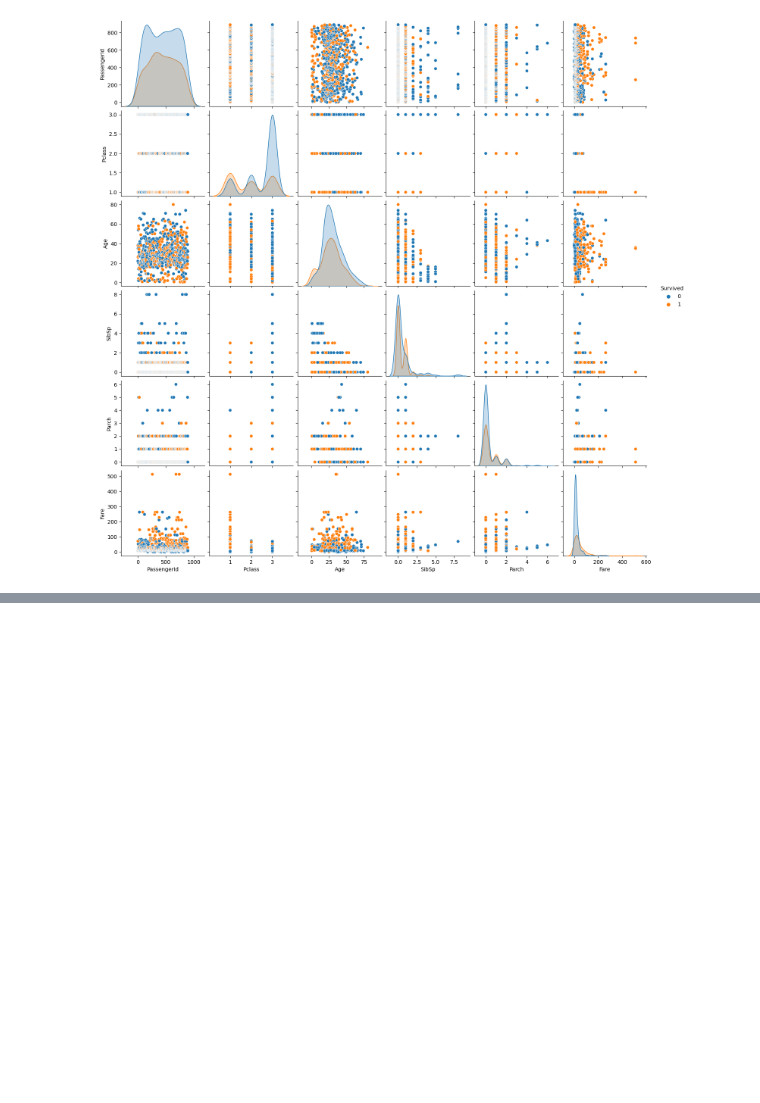
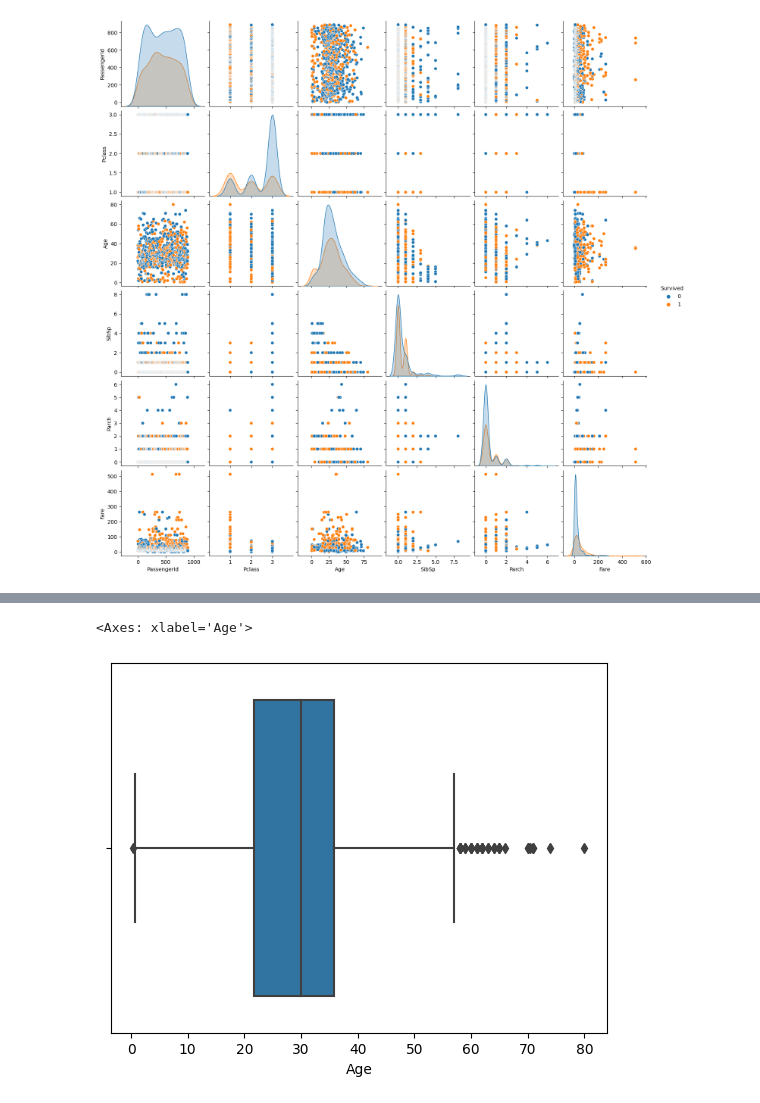
Before and after one commit to Roque7/github-slideshow, a Jupyter notebook: Untitanic.ipynb, the cells around one changed output, grey strips where cells are left out. Saved outputs shown, nothing was run; the diff lists cells and outputs as text; code cells hidden in the pictures; blank space fills up the shorter version.

```diff
--- a/Untitanic.ipynb
+++ b/Untitanic.ipynb
@@ -69,0 +102,20 @@ sns.pairplot(df, hue="Survived")
+# %%
+import math
+def extract(x):
+    temp = x.split(" ")
+    if  "Mr." in temp:
+        return "Mr"
+    elif "Mrs." in temp:
+        return "Mrs"
+    elif "Miss." in temp:
+        return "Miss"
+    elif "Master." in temp:
+        return "Master"
+    elif "Dr." in temp:
+        return "Dr"
+    else:
+        return None
+
+df["Category"] = df["Name"].apply(extract)
+
+df.head()
@@ -69,0 +129,21 @@ sns.pairplot(df, hue="Survived")
+# %%
+import numpy as np
+def fillAge(row):
+    if(math.isnan(row.Age)):
+        if row.Category == "Mr":
+            return np.mean(df[df["Category"] == "Mr"]["Age"])
+        elif row.Category == "Mrs":
+            return np.mean(df[df["Category"] == "Mrs"]["Age"])
+        elif row.Category == "Miss":
+            return np.mean(df[df["Category"] == "Miss"]["Age"])
+        elif row.Category == "Master":
+            return np.mean(df[df["Category"] == "Master"]["Age"])
+        elif row.Category == "Dr":
+            return np.mean(df[df["Category"] == "Dr"]["Age"])
+        else:
+            return None
+    else:
+        return row.Age
+
+df["Age"] = df.apply(lambda row: fillAge(row), axis = 1)
+df.info()
@@ -69,0 +180,5 @@ sns.pairplot(df, hue="Survived")
+# %%
+sns.boxplot(x=df.Age)
+# %% [output]
+<Axes: xlabel='Age'>
+[figure, added]
```
Also changed, not shown: parts of 18 cells of this notebook.
